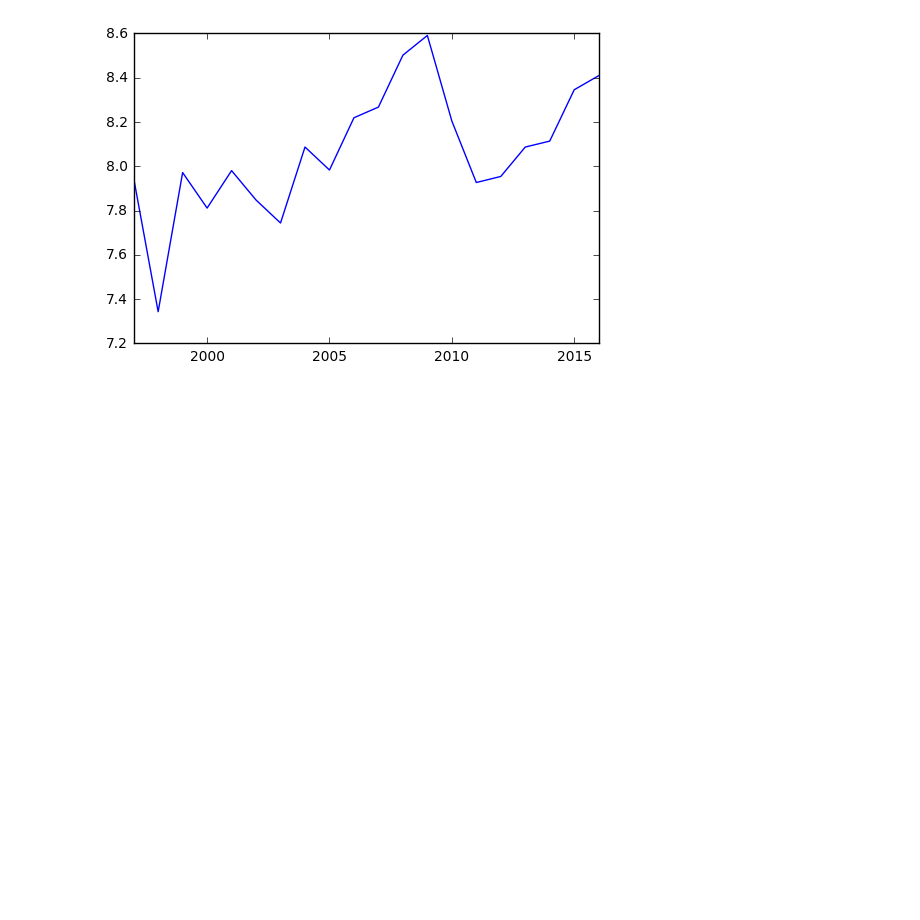
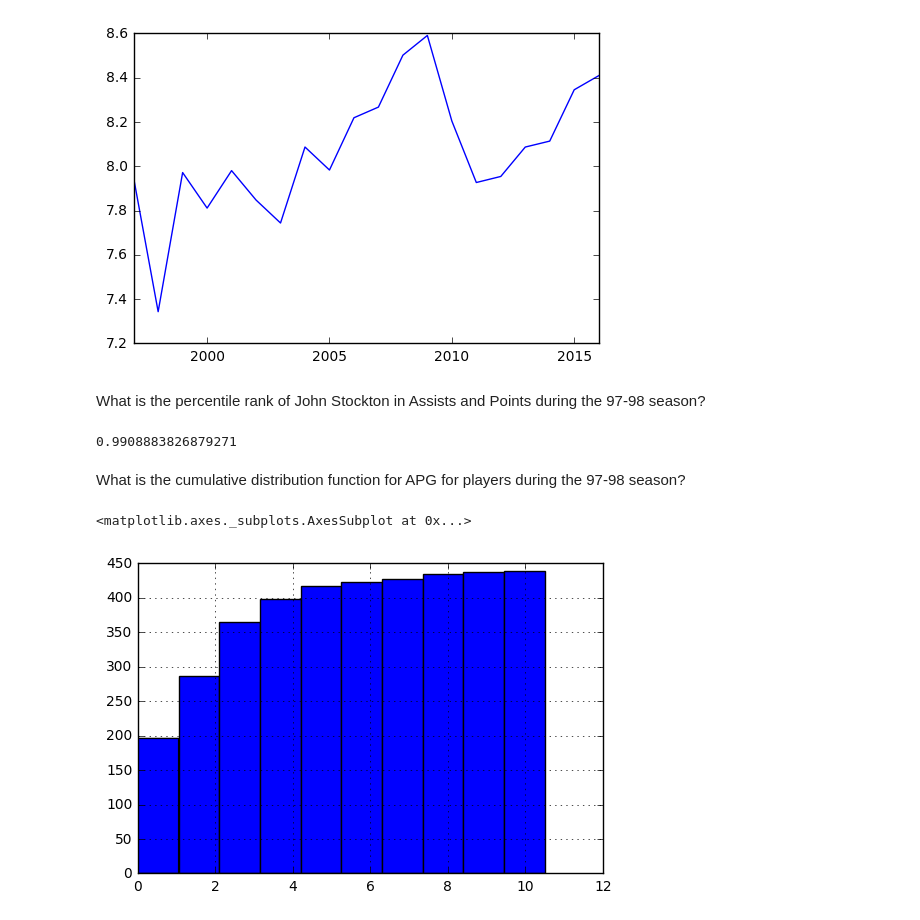
Before and after one commit to dsw88/data-science-tools-fun, a Jupyter notebook: basketball/basketball.ipynb, the cells around one changed output. Drawn from its saved outputs; the diff is of its cells as text; code cells hidden in the pictures; blank space fills up the shorter version.

```diff
--- a/basketball/basketball.ipynb
+++ b/basketball/basketball.ipynb
@@ -86,3 +86,27 @@ pandas.Series(means).plot()
 # %% [output]
 <matplotlib.axes._subplots.AxesSubplot at 0x...>
 [figure]
+# %% [markdown]
+What is the percentile rank of John Stockton in Assists and Points during the 97-98 season?
+# %%
+df = years_player_data['97-98']
+john_stockton = df[df['Player'] == 'stockton,john'].squeeze()
+
+def cumDistFunc(index, data_frame, row_to_check):
+    count = 0
+    for _, row in data_frame.iterrows():
+        if row[index] <= row_to_check[index]:
+            count += 1
+    prob = count / len(data_frame.index)
+    return prob
+
+cumDistFunc('apg', df, john_stockton)
+# %% [output]
+0.9908883826879271
+# %% [markdown]
+What is the cumulative distribution function for APG for players during the 97-98 season?
+# %%
+df['apg'].hist(cumulative=True)
+# %% [output]
+<matplotlib.axes._subplots.AxesSubplot at 0x...>
+[figure, added]
```
Also changed, not shown: 1 other file.
